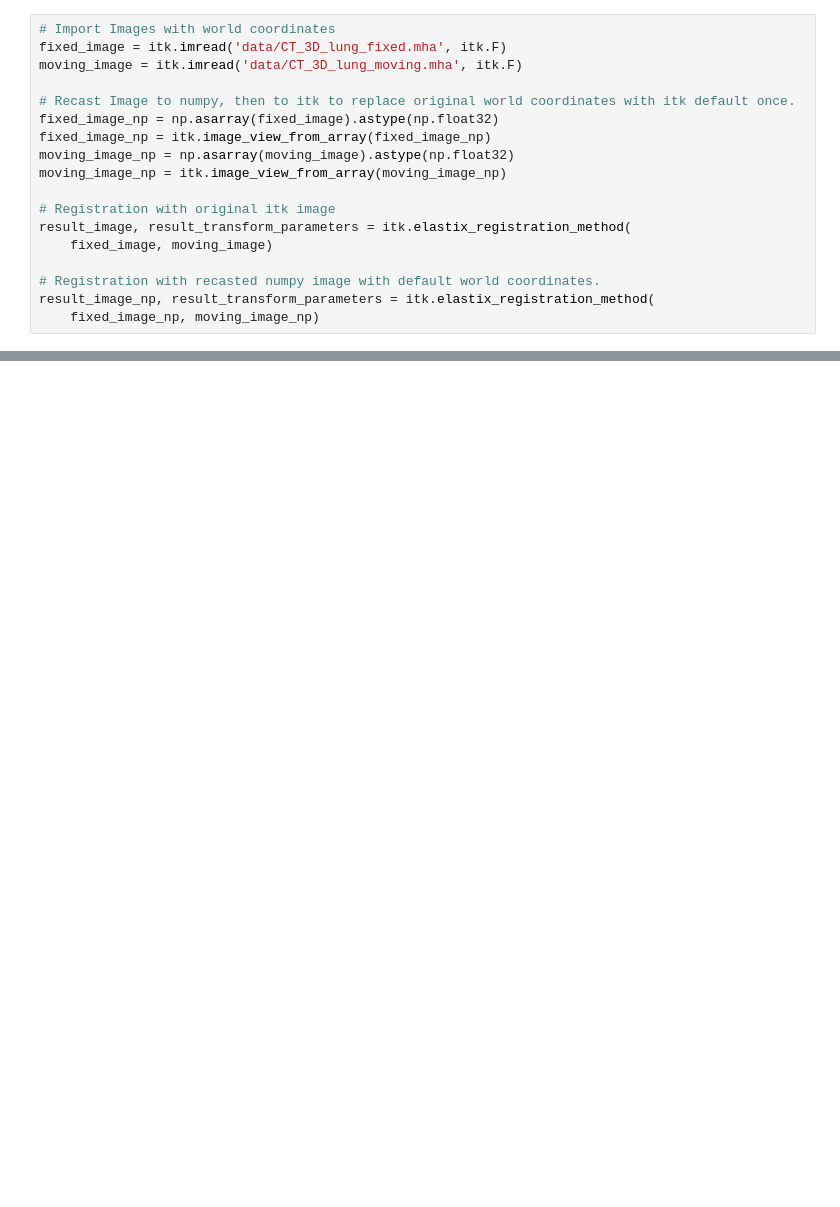
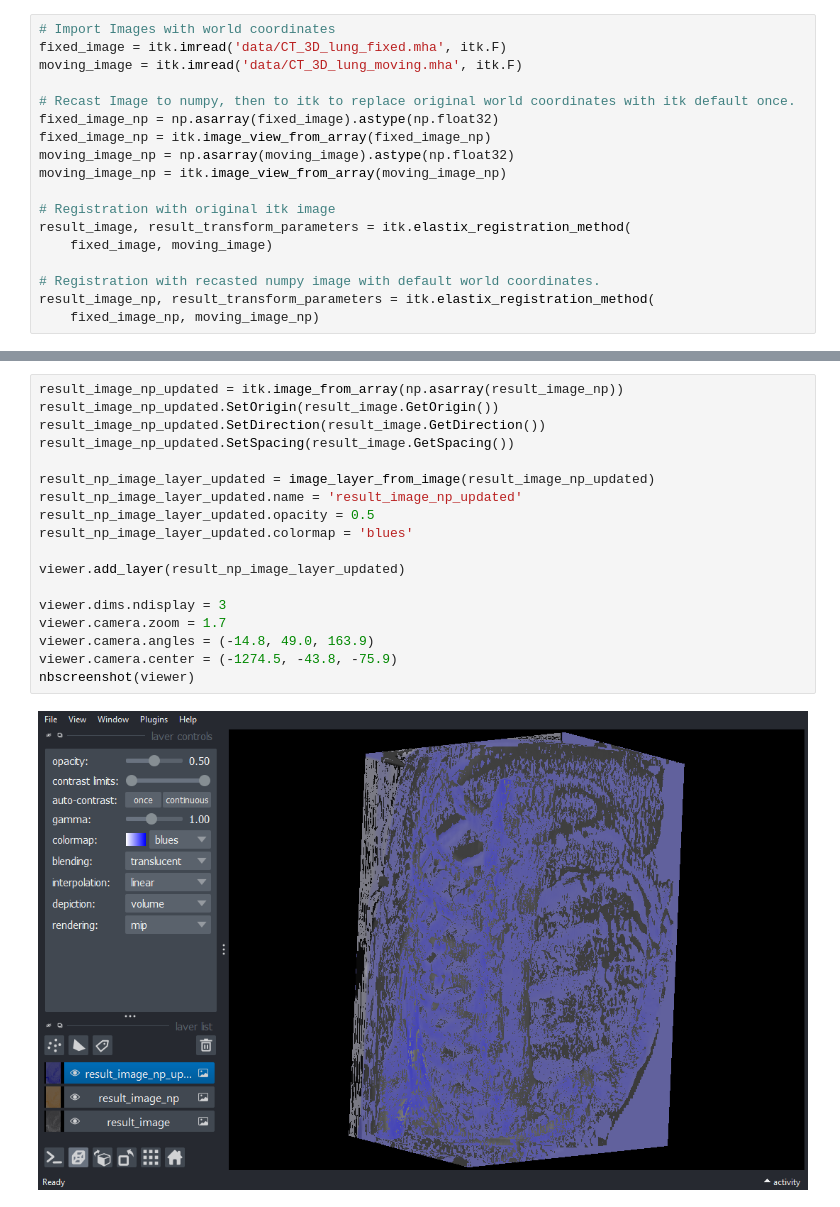
Before and after one commit to InsightSoftwareConsortium/ITKElastix, a Jupyter notebook: examples/ITK_Example14_WorldCoordinatesExplanation_Napari.ipynb, the cells around one changed output, grey strips where cells are left out. Drawn from its saved outputs; the diff is of its cells as text; blank space fills up the shorter version.

```diff
--- a/examples/ITK_Example14_WorldCoordinatesExplanation_Napari.ipynb
+++ b/examples/ITK_Example14_WorldCoordinatesExplanation_Napari.ipynb
@@ -39,0 +73,20 @@ AppLayout(children=(HBox(children=(Label(value='Link:'), Checkbox(value=False, d
+# %%
+result_image_np_updated = itk.image_from_array(np.asarray(result_image_np))
+result_image_np_updated.SetOrigin(result_image.GetOrigin())
+result_image_np_updated.SetDirection(result_image.GetDirection())
+result_image_np_updated.SetSpacing(result_image.GetSpacing())
+
+result_np_image_layer_updated = image_layer_from_image(result_image_np_updated)
+result_np_image_layer_updated.name = 'result_image_np_updated'
+result_np_image_layer_updated.opacity = 0.5
+result_np_image_layer_updated.colormap = 'blues'
+
+viewer.add_layer(result_np_image_layer_updated)
+
+viewer.dims.ndisplay = 3
+viewer.camera.zoom = 1.7
+viewer.camera.angles = (-14.8, 49.0, 163.9)
+viewer.camera.center = (-1274.5, -43.8, -75.9)
+nbscreenshot(viewer)
+# %% [output]
+[figure, added]
```
Also changed, not shown: parts of 12 cells of this notebook, 2 other files.
